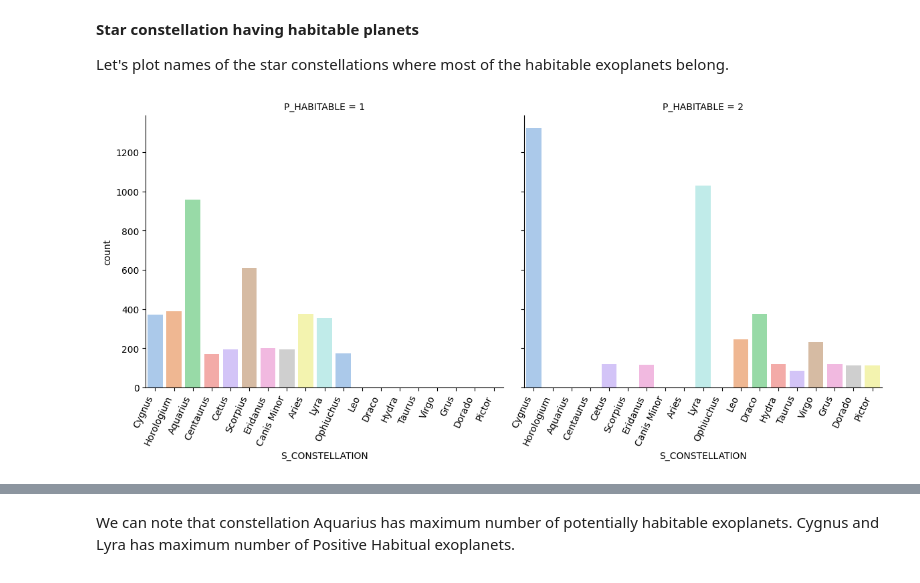
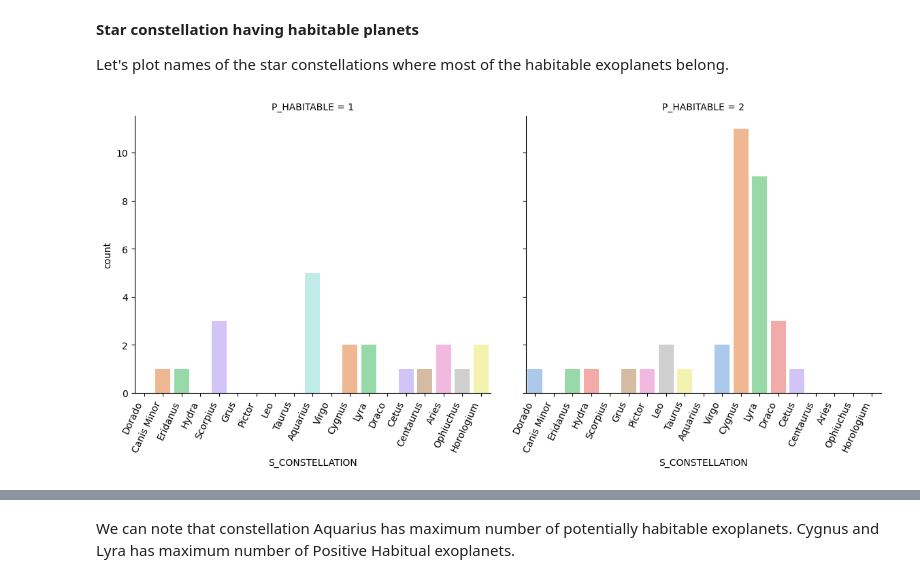
Before and after one commit to Ridima28/Exoplanet-Habitability-Classification, a Jupyter notebook: models/main.ipynb, the cells around one changed output, grey strips where cells are left out. Saved outputs shown, nothing was run; the diff lists cells and outputs as text; code cells hidden in the pictures.

```diff
--- a/models/main.ipynb
+++ b/models/main.ipynb
@@ -239,0 +247,4 @@ plt.savefig('ptype-by-target-distro.png')
+# %%
+df = df.reset_index(drop=True)
+sns.catplot(x='P_TYPE_TEMP', y='P_ESI', hue= 'P_HABITABLE', col='P_TYPE', col_wrap=3, aspect=0.8, kind='boxen', data=df)
+plt.savefig("P_type-by-temp.png")
@@ -293,14 +281,14 @@ Let's plot names of the star constellations where most of the habitable exoplane
 # %%
 label_size = 10
 plt.rcParams['xtick.labelsize'] = label_size
-chart = sns.catplot(data=oversampled[oversampled['P_HABITABLE'].isin([1,2])],
+chart = sns.catplot(data=df[df['P_HABITABLE'].isin([1,2])],
                     x= 'S_CONSTELLATION',
                     kind = 'count',
                     palette = 'pastel',
                     col='P_HABITABLE',
                     aspect=1.2,)
 
 chart.set_xticklabels(rotation=65, horizontalalignment='right')
 plt.savefig("p-type-by-constellations.png")
 # %% [output]
-[figure, old version]
+[figure, new version]
```
Also changed, not shown: parts of 67 cells of this notebook, 11 other files.
